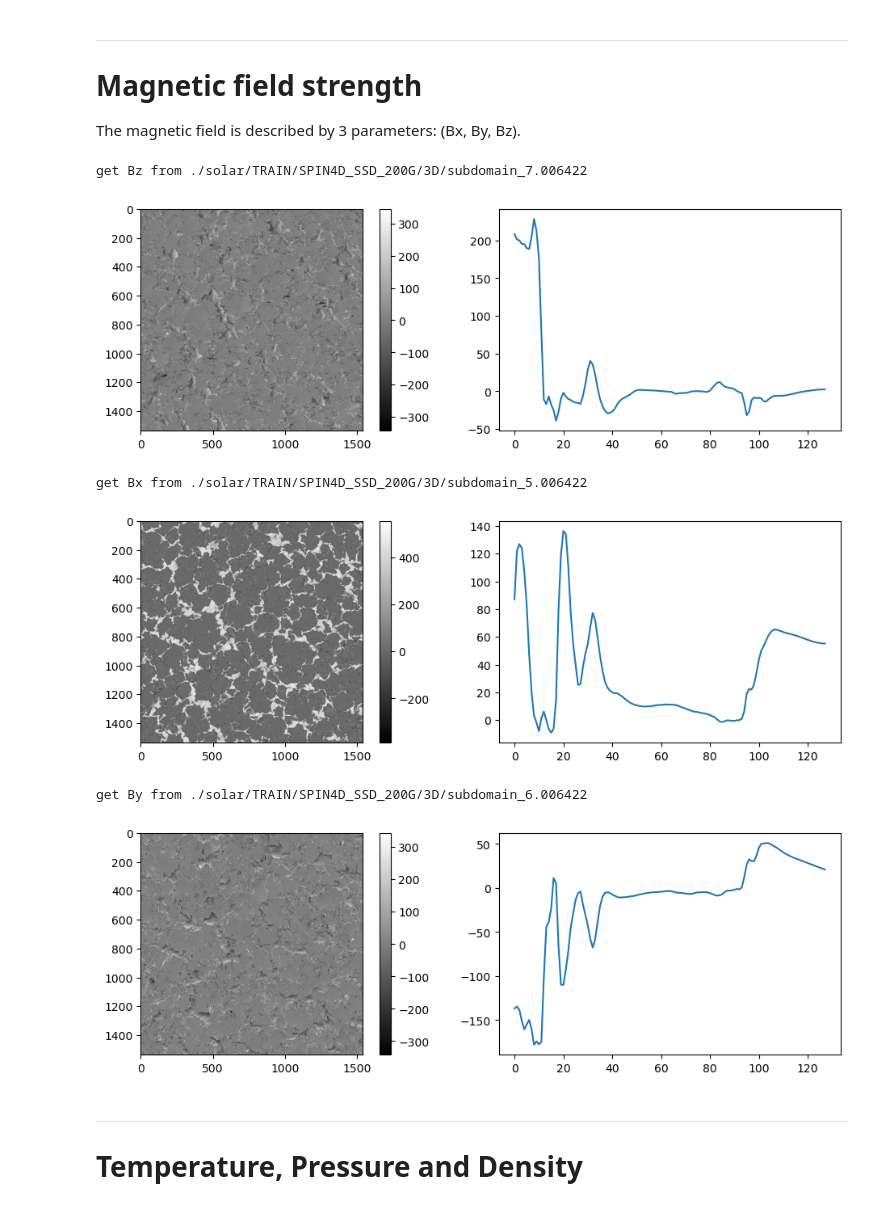
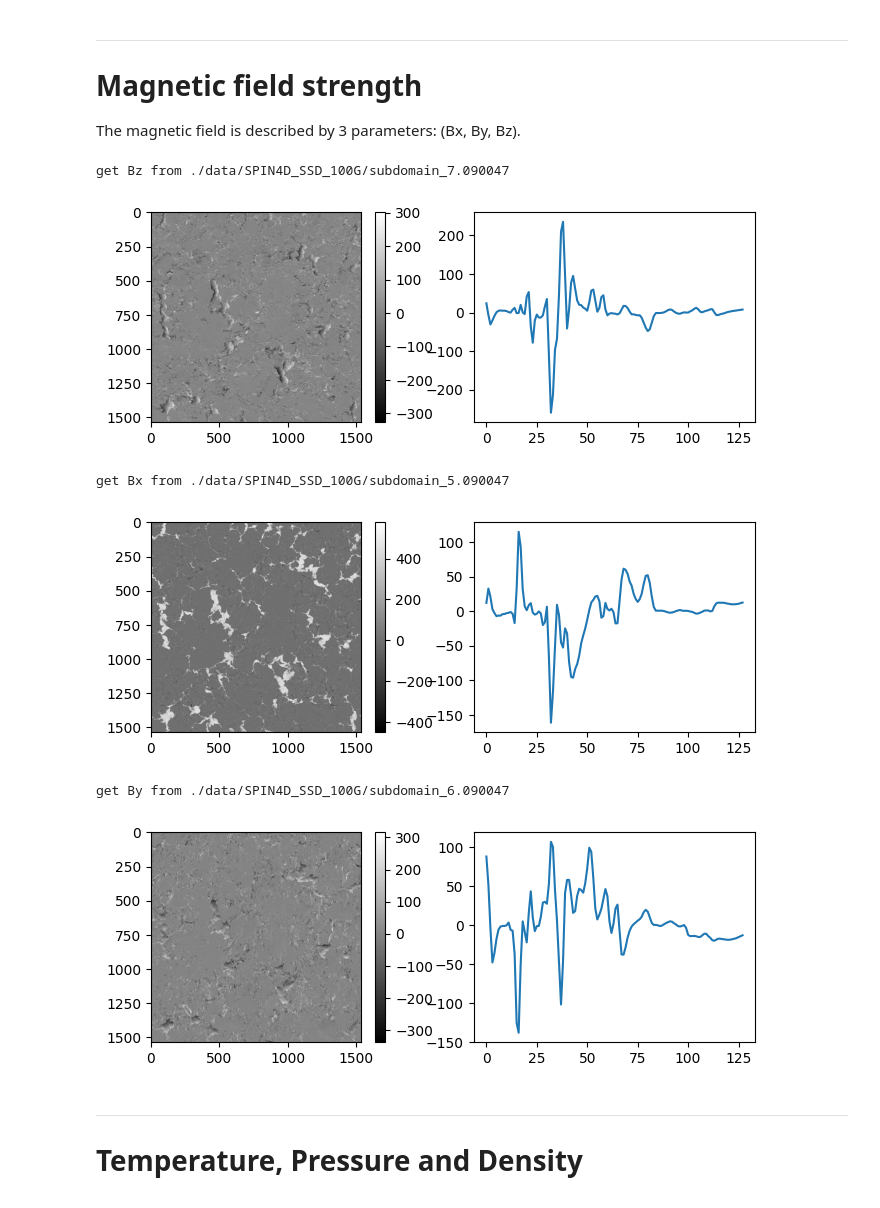
Before and after one commit to ifauh/spin4d-data, a Jupyter notebook: spin4d-data-exploration.ipynb, the cells around one changed output. Cells and saved outputs as stored; diff of their text form; code cells hidden in the pictures.

Commit message:
Adapt to use new DR1 URL with first paper
Adapt to use new DR1 URL with first paper
Add I,Q,U,V polarization plots
Add parameters for model and step

```diff
--- a/spin4d-data-exploration.ipynb
+++ b/spin4d-data-exploration.ipynb
@@ -8,5 +13,11 @@ import matplotlib.image as mpimg
 # %%
-!export TRAIN_PATH='./solar/TRAIN'
-TRAIN_PATH='./solar/TRAIN'
-#!export TRAIN_PATH='/scratch/spin4d/TRAIN'
-#TRAIN_PATH='/scratch/spin4d/TRAIN'
+DATA_MODEL='100G'
+os.environ["DATA_MODEL"] = DATA_MODEL
+
+DATA_STEP='090047'
+os.environ["DATA_STEP"] = DATA_STEP
+
+DATA_PATH='./data/SPIN4D_SSD_{0}'.format(DATA_MODEL)
+os.environ["DATA_PATH"] = DATA_PATH
+
+!mkdir -p $DATA_PATH
@@ -224,0 +269,23 @@ sv = []
+# %%
+title='FE1 6301,6302 Position ({0},{1}) Model {2} Time Step {3}'.format(position[0],position[1],DATA_MODEL, DATA_STEP)
+
+plt.rcParams['figure.figsize'] = [8, 6]
+plt.rcParams['figure.dpi'] = 100 # 200 e.g. is really fine, but slower
+fig, axs = plt.subplots(2, 2)
+
+fig.suptitle(title, fontsize=14)
+
+im = axs[0, 0].plot(wave, StokesI)
+axs[0, 0].set(xlabel='$\lambda$ [$\AA$]',title='Stokes I/I$_c$')
+
+im = axs[0, 1].plot(wave, StokesQ*100.)
+axs[0, 1].set(xlabel='$\lambda$ [$\AA$]',title='Stokes U/I$_c$ [%]')
+
+im = axs[1, 0].plot(wave, StokesU*100.)
+axs[1, 0].set(xlabel='$\lambda$ [$\AA$]',title='Stokes Q/I$_c$ [%]')
+
+im = axs[1, 1].plot(wave, StokesV*100.)
+axs[1, 1].set(xlabel='$\lambda$ [$\AA$]',title='Stokes V/I$_c$ [%]')
+
+plt.tight_layout()
+plt.show()
@@ -307,7 +372,7 @@ cubeParam = {
 cube = {}
 # %%
 def read_cube(param_key, model, sequence):
-  paramPath = os.path.join(TRAIN_PATH,'SPIN4D_SSD_{0}/3D'.format(model),cubeParam[param_key]+'.'+sequence)
+  paramPath = os.path.join("./data",'SPIN4D_SSD_{0}/'.format(model),cubeParam[param_key]+'.'+sequence)
   print('get {0} from {1}'.format(param_key, paramPath))
   tmp = np.fromfile(paramPath, dtype = np.float32)
   tmpa = tmp.reshape((1536,1536,128))
@@ -324,19 +389,19 @@ and plot a single line of sight looking straight up the cube (the surface of the
 
 The magnetic field is described by 3 parameters: (Bx, By, Bz).
 # %%
-cube['Bz'] = read_cube('Bz', '200G', '006422')
+cube['Bz'] = read_cube('Bz', DATA_MODEL, DATA_STEP)
 cube['Bz'].shape
 plt.subplot(2, 2, 1)
 plt.imshow(cube['Bz'][:,:,64],cmap="gray")
 plt.colorbar()
 plt.subplot(2, 2, 2)
 plt.plot(cube['Bz'][750,750,:])
 cube['Bz'] = []
 # %% [output]
-get Bz from ./solar/TRAIN/SPIN4D_SSD_200G/3D/subdomain_7.006422
+get Bz from ./data/SPIN4D_SSD_100G/subdomain_7.090047
-[figure, old version]
+[figure, new version]
 # %%
-cube['Bx'] = read_cube('Bx', '200G', '006422')
+cube['Bx'] = read_cube('Bx', DATA_MODEL, DATA_STEP)
 cube['Bx'].shape
 plt.subplot(2, 2, 1)
 plt.imshow(cube['Bx'][:,:,64],cmap="gray")
@@ -345,10 +410,10 @@ plt.subplot(2, 2, 2)
 plt.plot(cube['Bx'][750,750,:])
 cube['Bx'] = []
 # %% [output]
-get Bx from ./solar/TRAIN/SPIN4D_SSD_200G/3D/subdomain_5.006422
+get Bx from ./data/SPIN4D_SSD_100G/subdomain_5.090047
-[figure, old version]
+[figure, new version]
 # %%
-cube['By'] = read_cube('By', '200G', '006422')
+cube['By'] = read_cube('By', DATA_MODEL, DATA_STEP)
 cube['By'].shape
 plt.subplot(2, 2, 1)
 plt.imshow(cube['By'][:,:,64],cmap="gray")
@@ -357,8 +422,8 @@ plt.subplot(2, 2, 2)
 plt.plot(cube['By'][750,750,:])
 cube['By'] = []
 # %% [output]
-get By from ./solar/TRAIN/SPIN4D_SSD_200G/3D/subdomain_6.006422
+get By from ./data/SPIN4D_SSD_100G/subdomain_6.090047
-[figure, old version]
+[figure, new version]
 # %% [markdown]
 ---
 # Temperature, Pressure and Density
```
Also changed, not shown: parts of 33 cells of this notebook.
